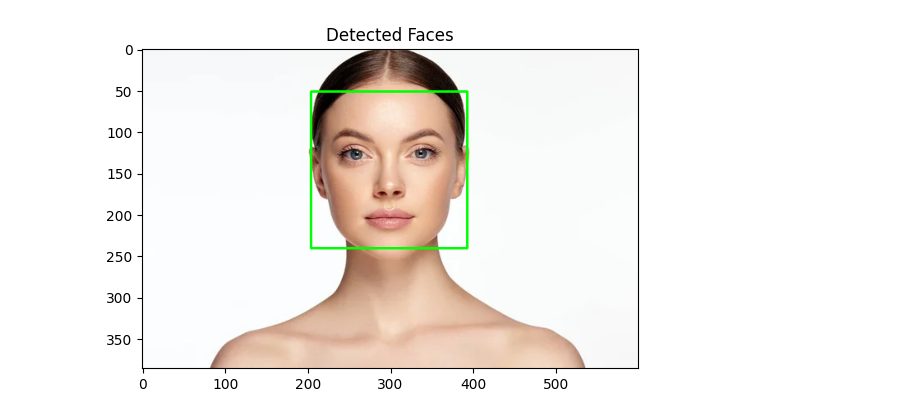
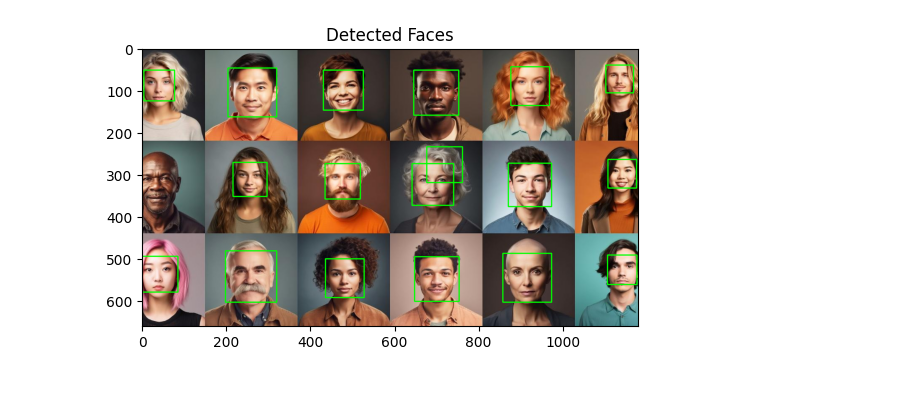
Before and after one commit to sanvikarthik/cg, a Jupyter notebook: cgcg/ip6.ipynb, the cells around one changed output. Saved outputs shown, nothing was run; the diff lists cells and outputs as text; code cells hidden in the pictures; blank space fills up the shorter version.

```diff
--- a/cgcg/ip6.ipynb
+++ b/cgcg/ip6.ipynb
@@ -1,20 +1,21 @@
 # %%
 import numpy as np
 import pandas as pd
 from matplotlib import pyplot as plt
 import cv2
 
-img1=cv2.imread("face.jpg")
+img1=cv2.imread("faces.jpeg")
 
 haar_cascade=cv2.CascadeClassifier("haarcascade_frontalface_alt.xml")
-gray = cv2.cvtColor(img1, cv2.COLOR_BGR2GRAY)
 
-faces_rect = haar_cascade.detectMultiScale(gray, 1.1, 5)
-cv2.rectangle(img1, (x, y), (x+w, y+h), (0, 255, 0), 2)
+faces_rect = haar_cascade.detectMultiScale(img1, 1.1, 5)
+for (x, y, w, h) in faces_rect:
+    cv2.rectangle(img1, (x, y), (x+w, y+h), (0, 255, 0), 2)
+
 
 plt.imshow(cv2.cvtColor(img1, cv2.COLOR_BGR2RGB))
 plt.title('Detected Faces')
 
 plt.show()
 # %% [output]
-[figure, old version]
+[figure, new version]
```
